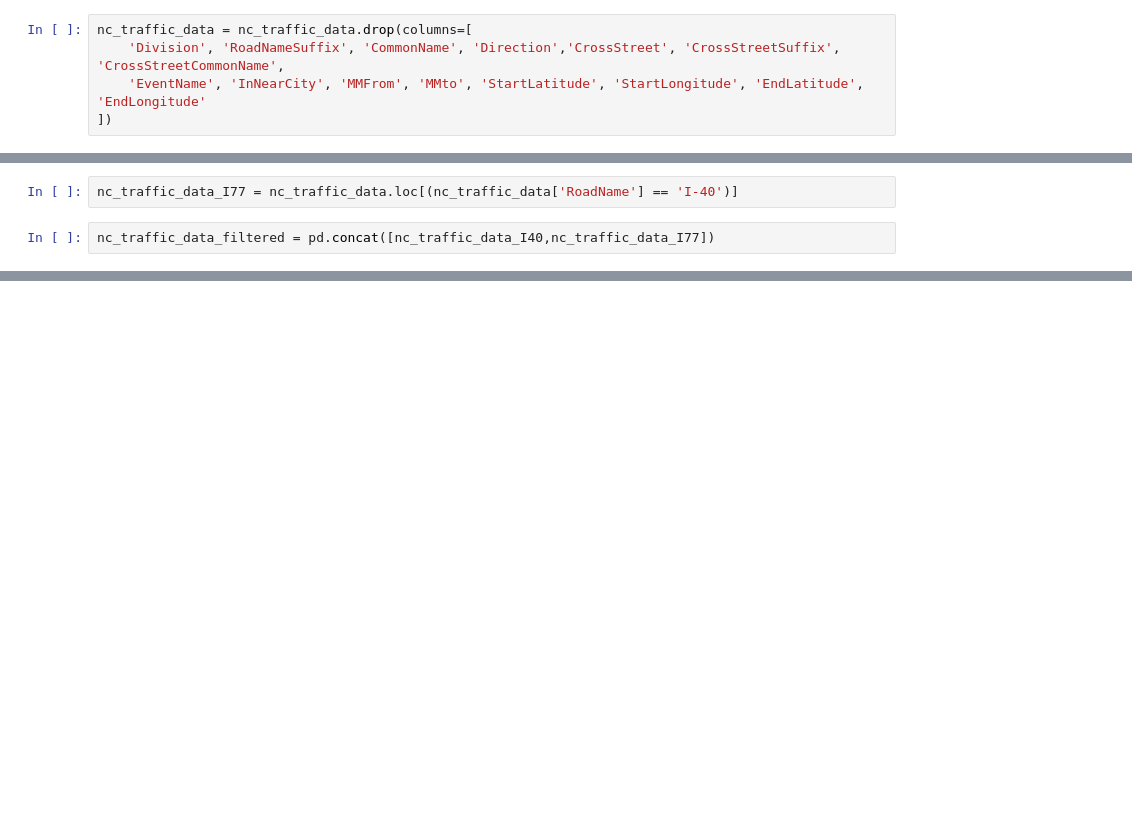
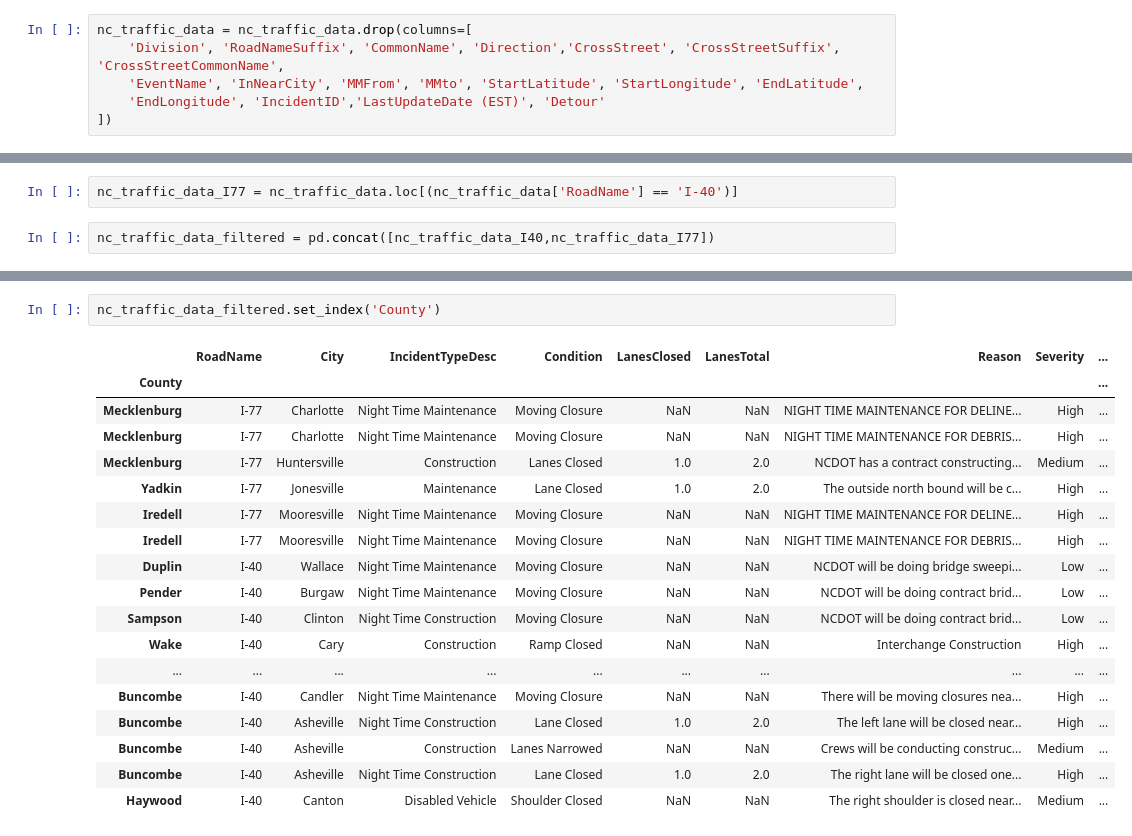
Before and after one commit to iRob96/Traffic-Machine-Learning, a Jupyter notebook: traffic_machine_learning.ipynb, the cells around one changed output, grey strips where cells are left out. Drawn from its saved outputs; the diff is of its cells as text; blank space fills up the shorter version.

Commit message:
completed data set

```diff
--- a/traffic_machine_learning.ipynb
+++ b/traffic_machine_learning.ipynb
@@ -20,5 +20,6 @@ nc_traffic_data
 # %%
 nc_traffic_data = nc_traffic_data.drop(columns=[
     'Division', 'RoadNameSuffix', 'CommonName', 'Direction','CrossStreet', 'CrossStreetSuffix', 'CrossStreetCommonName',
-    'EventName', 'InNearCity', 'MMFrom', 'MMto', 'StartLatitude', 'StartLongitude', 'EndLatitude', 'EndLongitude'
+    'EventName', 'InNearCity', 'MMFrom', 'MMto', 'StartLatitude', 'StartLongitude', 'EndLatitude',
+    'EndLongitude', 'IncidentID','LastUpdateDate (EST)', 'Detour'
 ])
@@ -66,0 +32,21 @@ nc_traffic_data_filtered
+# %%
+nc_traffic_data_filtered.set_index('County')
+# %% [output]
+|  | RoadName | City | IncidentTypeDesc | Condition | LanesClosed | LanesTotal | Reason | Severity | ... |
+| County |  |  |  |  |  |  |  |  | ... |
+| Mecklenburg | I-77 | Charlotte | Night Time Maintenance | Moving Closure | NaN | NaN | NIGHT TIME MAINTENANCE FOR DELINE... | High | ... |
+| Mecklenburg | I-77 | Charlotte | Night Time Maintenance | Moving Closure | NaN | NaN | NIGHT TIME MAINTENANCE FOR DEBRIS... | High | ... |
+| Mecklenburg | I-77 | Huntersville | Construction | Lanes Closed | 1.0 | 2.0 | NCDOT has a contract constructing... | Medium | ... |
+| Yadkin | I-77 | Jonesville | Maintenance | Lane Closed | 1.0 | 2.0 | The outside north bound will be c... | High | ... |
+| Iredell | I-77 | Mooresville | Night Time Maintenance | Moving Closure | NaN | NaN | NIGHT TIME MAINTENANCE FOR DELINE... | High | ... |
+| Iredell | I-77 | Mooresville | Night Time Maintenance | Moving Closure | NaN | NaN | NIGHT TIME MAINTENANCE FOR DEBRIS... | High | ... |
+| Duplin | I-40 | Wallace | Night Time Maintenance | Moving Closure | NaN | NaN | NCDOT will be doing bridge sweepi... | Low | ... |
+| Pender | I-40 | Burgaw | Night Time Maintenance | Moving Closure | NaN | NaN | NCDOT will be doing contract brid... | Low | ... |
+| Sampson | I-40 | Clinton | Night Time Construction | Moving Closure | NaN | NaN | NCDOT will be doing contract brid... | Low | ... |
+| Wake | I-40 | Cary | Construction | Ramp Closed | NaN | NaN | Interchange Construction | High | ... |
+| ... | ... | ... | ... | ... | ... | ... | ... | ... | ... |
+| Buncombe | I-40 | Candler | Night Time Maintenance | Moving Closure | NaN | NaN | There will be moving closures nea... | High | ... |
+| Buncombe | I-40 | Asheville | Night Time Construction | Lane Closed | 1.0 | 2.0 | The left lane will be closed near... | High | ... |
+| Buncombe | I-40 | Asheville | Construction | Lanes Narrowed | NaN | NaN | Crews will be conducting construc... | Medium | ... |
+| Buncombe | I-40 | Asheville | Night Time Construction | Lane Closed | 1.0 | 2.0 | The right lane will be closed one... | High | ... |
+| Haywood | I-40 | Canton | Disabled Vehicle | Shoulder Closed | NaN | NaN | The right shoulder is closed near... | Medium | ... |
```
Also changed, not shown: parts of 9 cells of this notebook.
